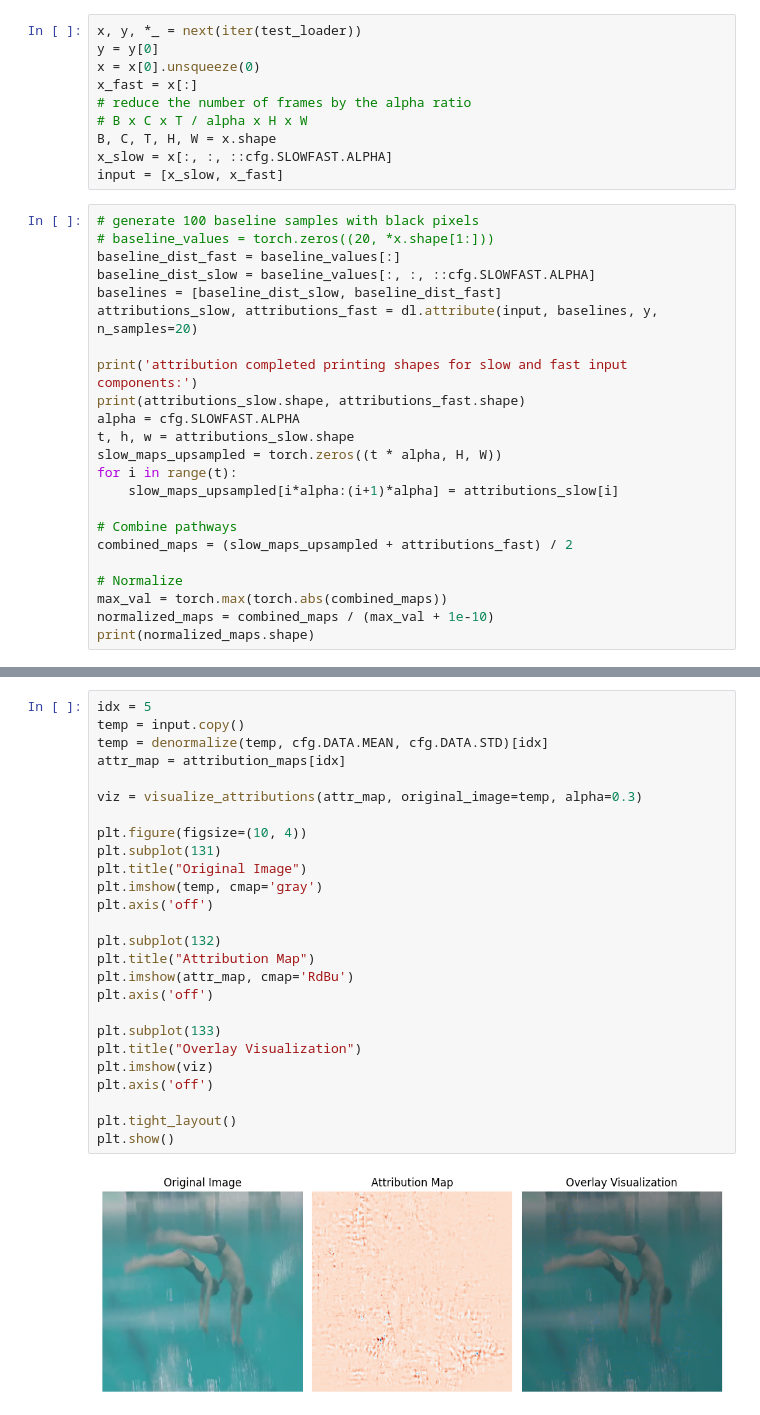
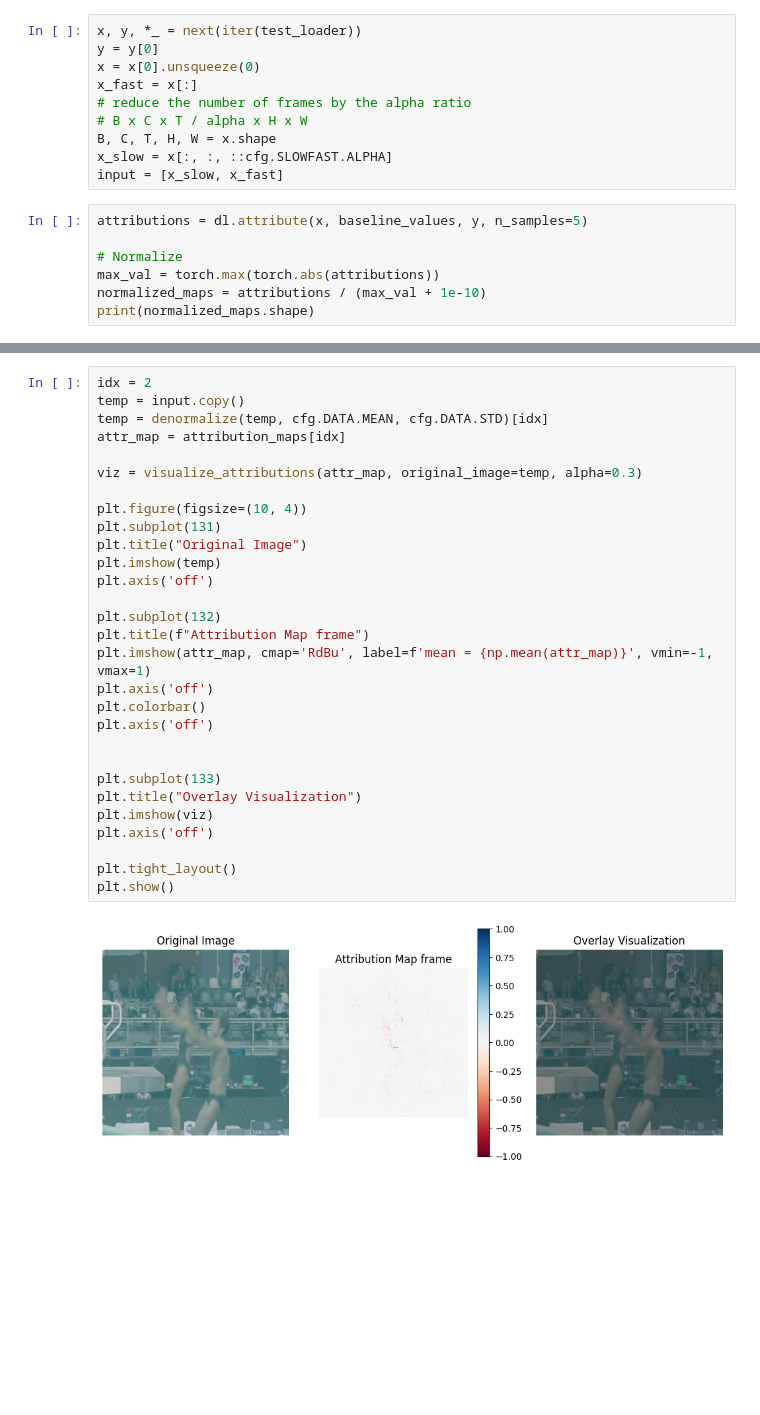
Before and after one commit to sirTomasson/diveslowlearnfast, a Jupyter notebook: notebooks/SHAP.ipynb, the cells around one changed output, grey strips where cells are left out. Cells and saved outputs as stored; diff of their text form; blank space fills up the shorter version.

Commit message:
Simplify deep lift shap impl and add visualisations

```diff
--- a/notebooks/SHAP.ipynb
+++ b/notebooks/SHAP.ipynb
@@ -44,26 +62,10 @@ B, C, T, H, W = x.shape
 x_slow = x[:, :, ::cfg.SLOWFAST.ALPHA]
 input = [x_slow, x_fast]
 # %%
-# generate 100 baseline samples with black pixels
-# baseline_values = torch.zeros((20, *x.shape[1:]))
-baseline_dist_fast = baseline_values[:]
-baseline_dist_slow = baseline_values[:, :, ::cfg.SLOWFAST.ALPHA]
-baselines = [baseline_dist_slow, baseline_dist_fast]
-attributions_slow, attributions_fast = dl.attribute(input, baselines, y, n_samples=20)
-
-print('attribution completed printing shapes for slow and fast input components:')
-print(attributions_slow.shape, attributions_fast.shape)
-alpha = cfg.SLOWFAST.ALPHA
-t, h, w = attributions_slow.shape
-slow_maps_upsampled = torch.zeros((t * alpha, H, W))
-for i in range(t):
-    slow_maps_upsampled[i*alpha:(i+1)*alpha] = attributions_slow[i]
-
-# Combine pathways
-combined_maps = (slow_maps_upsampled + attributions_fast) / 2
+attributions = dl.attribute(x, baseline_values, y, n_samples=5)
 
 # Normalize
-max_val = torch.max(torch.abs(combined_maps))
-normalized_maps = combined_maps / (max_val + 1e-10)
+max_val = torch.max(torch.abs(attributions))
+normalized_maps = attributions / (max_val + 1e-10)
 print(normalized_maps.shape)
 # %% [output]
@@ -178,28 +188,31 @@ def visualize_attributions(attribution_map, original_image=None, alpha=0.5):
 # %%
-idx = 5
+idx = 2
 temp = input.copy()
 temp = denormalize(temp, cfg.DATA.MEAN, cfg.DATA.STD)[idx]
 attr_map = attribution_maps[idx]
 
 viz = visualize_attributions(attr_map, original_image=temp, alpha=0.3)
 
 plt.figure(figsize=(10, 4))
 plt.subplot(131)
 plt.title("Original Image")
-plt.imshow(temp, cmap='gray')
+plt.imshow(temp)
 plt.axis('off')
 
 plt.subplot(132)
-plt.title("Attribution Map")
-plt.imshow(attr_map, cmap='RdBu')
+plt.title(f"Attribution Map frame")
+plt.imshow(attr_map, cmap='RdBu', label=f'mean = {np.mean(attr_map)}', vmin=-1, vmax=1)
 plt.axis('off')
+plt.colorbar()
+plt.axis('off')
+
 
 plt.subplot(133)
 plt.title("Overlay Visualization")
 plt.imshow(viz)
 plt.axis('off')
 
 plt.tight_layout()
 plt.show()
 # %% [output]
-[figure, old version]
+[figure, new version]
```
Also changed, not shown: parts of 8 cells of this notebook, 1 other file.
